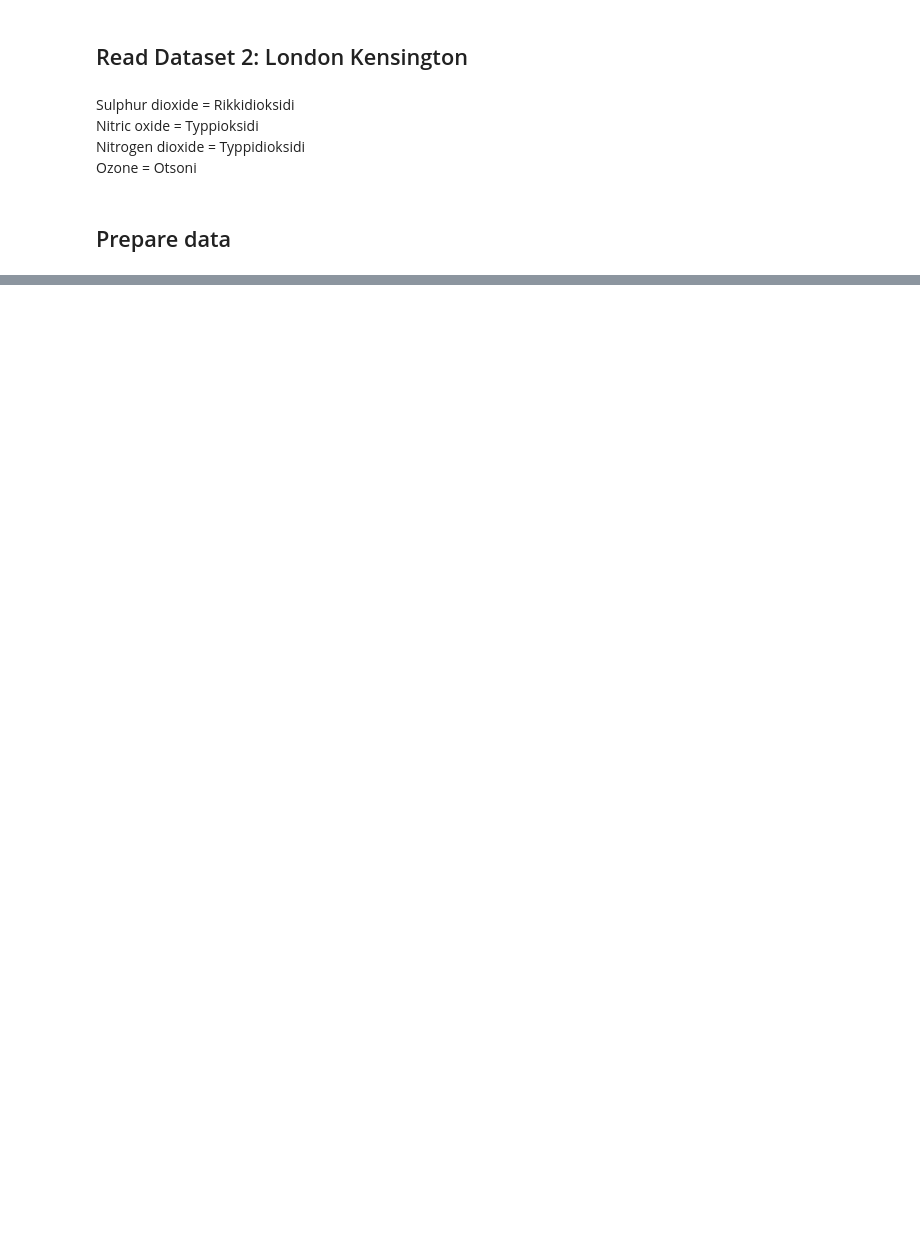
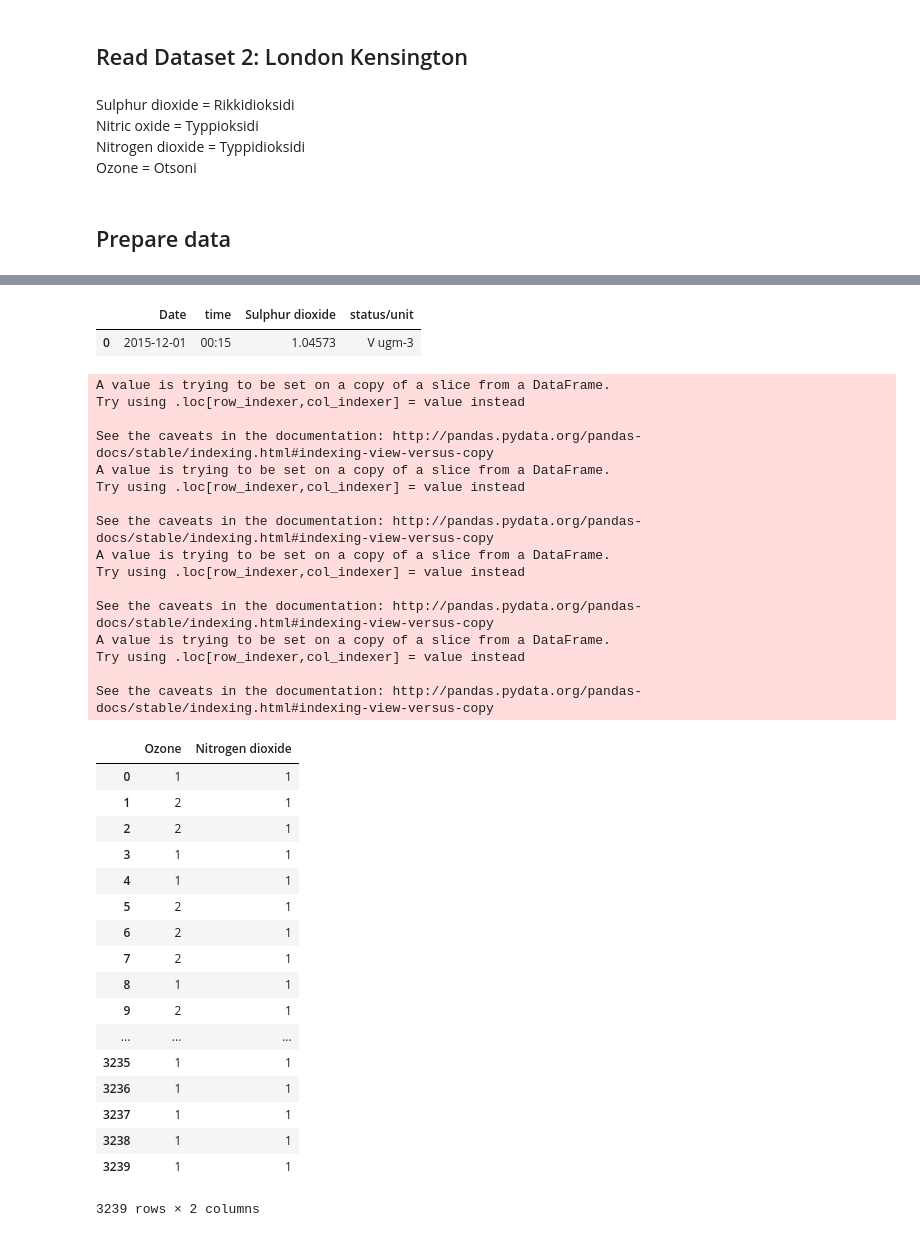
Before and after one commit to tnygren/Jupyter-Notebooks, a Jupyter notebook: Project One - Air Quality.ipynb, the cells around one changed output, grey strips where cells are left out. Cells and saved outputs as stored; diff of their text form; code cells hidden in the pictures; blank space fills up the shorter version.

```diff
--- a/Project One - Air Quality.ipynb
+++ b/Project One - Air Quality.ipynb
@@ -183,0 +59,79 @@ idf.loc[idf['PM10 particulate matter (Hourly measured)'] == idf['PM10 particulat
+# %%
+df15min.head(1)
+# %% [output]
+|  | Date | time | Sulphur dioxide | status/unit |
+| 0 | 2015-12-01 | 00:15 | 1.04573 | V ugm-3 |
+# %%
+# Place the data to bins according to air quality index
+def qualityindex(df1,df2):
+    group_names = [1,2,3,4,5,6,7,8,9,10]
+    air_quality_index = df1[['Date','time']]
+    #air_quality_index['Ozone'].fillna(1)
+
+    # Ozone, Running 8 hourly mean. O3
+    bins_O3 = [0,34,67,101,121,141,161,188,214,241,10000]
+    air_quality_index['Ozone'] = pd.cut(df1['Ozone'], bins_O3, labels=group_names)
+
+    # Nitrogen dioxide, Hourly mean. NO2
+    bins_NO2 = [0,68,135,201,268,335,401,468,535,601,10000]
+    air_quality_index['Nitrogen dioxide'] = pd.cut(df1['Nitrogen dioxide'], bins_NO2, labels=group_names)
+
+    # Sulphur Dioxide, 15 minute mean. SO2
+    #bins_SO2 = [0,89,178,267,355,444,533,711,888,1065,10000]
+    #air_quality_index['Sulphur dioxide'] = pd.cut(df2['Sulphur dioxide'], bins_SO2, labels=group_names)
+
+1    bins_PM25 = [0,12,24,36,42,48,54,59,65,71,10000]
+    air_quality_index['PM2.5'] = pd.cut(df1['PM2.5 particulate matter (Hourly measured)'], bins_PM25, labels=group_names)
+
+    # PM10 Particles, 24 hour mean. PM10
+    bins_PM10 = [0,17,34,51,59,67,76,84,92,101,10000]
+    air_quality_index['PM10'] = pd.cut(df1['PM10 particulate matter (Hourly measured)'], bins_PM10, labels=group_names)
+
+    # Overall index is defined as the maximum value of the index
+    #a = air_quality_index.convert_objects(convert_numeric=True)
+
+    #air_quality_index = air_quality_index.replace(r'\s+', np.nan, regex=True)
+    #air_quality_index.fillna(1, inplace=True)
+    #air_quality_index['Max'] = air_quality_index.idxmax(axis=1)
+    #print air_quality_index
+
+    return air_quality_index
+# %%
+AQindex = qualityindex(df1h,df15min)
+AQindex[['Ozone','Nitrogen dioxide']].fillna(1)
+#AQindex.head()
+# %% [output]
+A value is trying to be set on a copy of a slice from a DataFrame.
+Try using .loc[row_indexer,col_indexer] = value instead
+
+See the caveats in the documentation: http://pandas.pydata.org/pandas-docs/stable/indexing.html#indexing-view-versus-copy
+A value is trying to be set on a copy of a slice from a DataFrame.
+Try using .loc[row_indexer,col_indexer] = value instead
+
+See the caveats in the documentation: http://pandas.pydata.org/pandas-docs/stable/indexing.html#indexing-view-versus-copy
+A value is trying to be set on a copy of a slice from a DataFrame.
+Try using .loc[row_indexer,col_indexer] = value instead
+
+See the caveats in the documentation: http://pandas.pydata.org/pandas-docs/stable/indexing.html#indexing-view-versus-copy
+A value is trying to be set on a copy of a slice from a DataFrame.
+Try using .loc[row_indexer,col_indexer] = value instead
+
+See the caveats in the documentation: http://pandas.pydata.org/pandas-docs/stable/indexing.html#indexing-view-versus-copy
+|  | Ozone | Nitrogen dioxide |
+| 0 | 1 | 1 |
+| 1 | 2 | 1 |
+| 2 | 2 | 1 |
+| 3 | 1 | 1 |
+| 4 | 1 | 1 |
+| 5 | 2 | 1 |
+| 6 | 2 | 1 |
+| 7 | 2 | 1 |
+| 8 | 1 | 1 |
+| 9 | 2 | 1 |
+| ... | ... | ... |
+| 3235 | 1 | 1 |
+| 3236 | 1 | 1 |
+| 3237 | 1 | 1 |
+| 3238 | 1 | 1 |
+| 3239 | 1 | 1 |
+3239 rows × 2 columns
```
Also changed, not shown: parts of 48 cells of this notebook.
